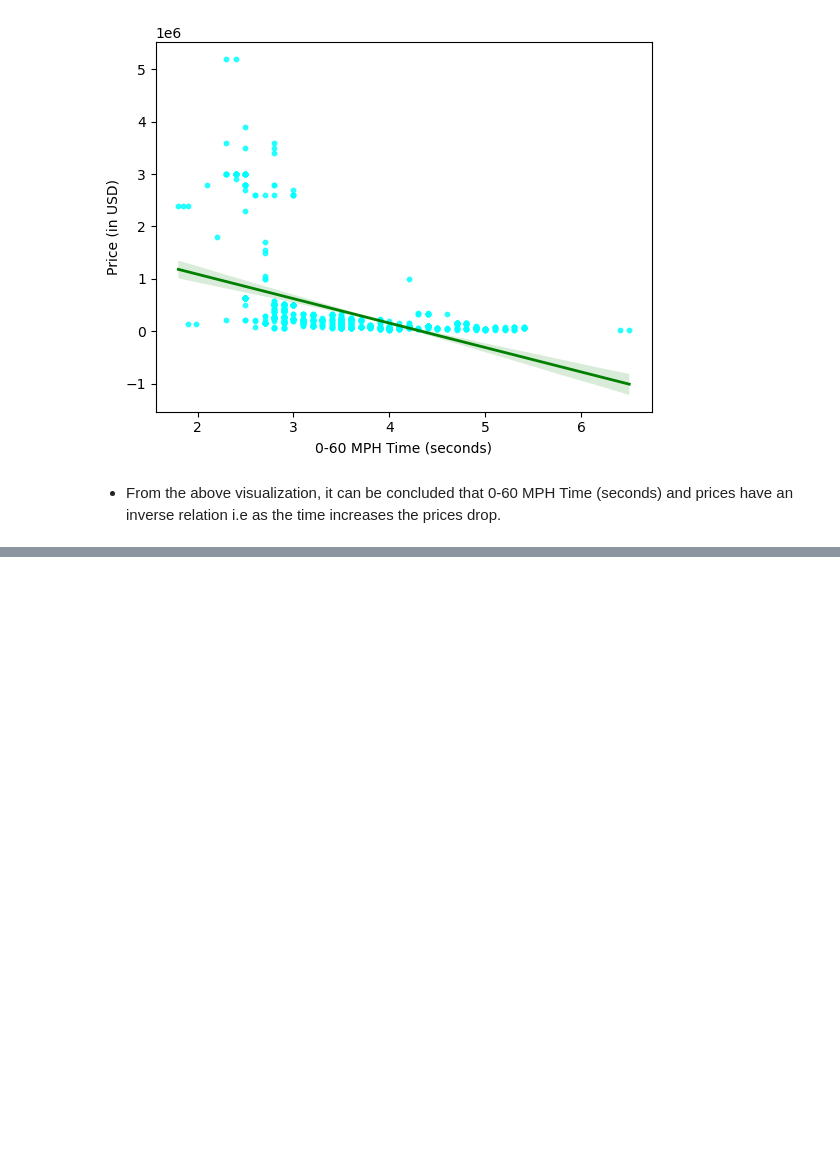
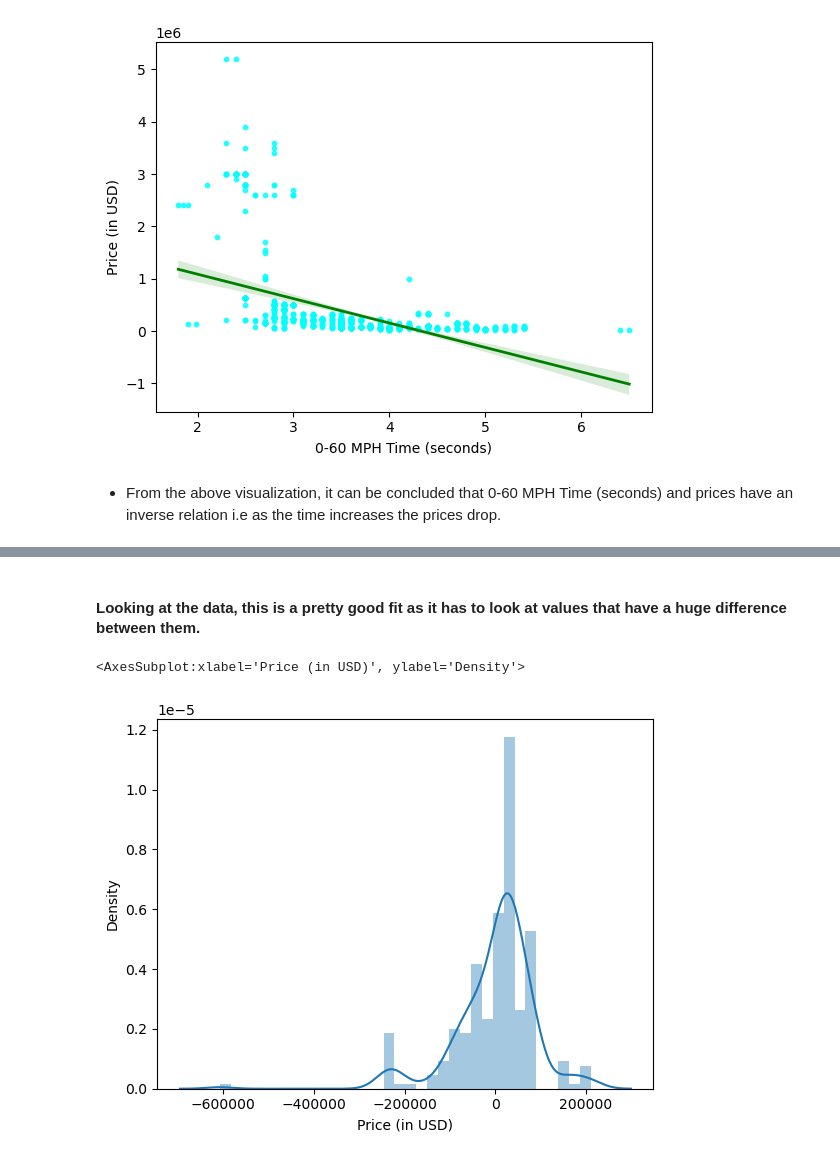
Before and after one commit to rajatmann/SportsCar-DataSet-Analysis-and-Price-Prediction, a Jupyter notebook: SportsCar EDA and Price Prediction.ipynb, the cells around one changed output, grey strips where cells are left out. Saved outputs shown, nothing was run; the diff lists cells and outputs as text; code cells hidden in the pictures; blank space fills up the shorter version.

```diff
--- a/SportsCar EDA and Price Prediction.ipynb
+++ b/SportsCar EDA and Price Prediction.ipynb
@@ -614,0 +676,4 @@ sns.regplot(data= sportscar, x = '0-60 MPH Time (seconds)', y = 'Price (in USD)'
+# %%
+X2_train_SS = scaler1.fit_transform(X2_train)
+# %%
+X2_test_SS = scaler1.transform(X2_test)
@@ -614,0 +788,8 @@ sns.regplot(data= sportscar, x = '0-60 MPH Time (seconds)', y = 'Price (in USD)'
+# %% [markdown]
+#### Looking at the data, this is a pretty good fit as it has to look at values that have a huge difference between them.
+# %%
+# 2nd Data
+sns.distplot(predictions2-y2_test)
+# %% [output]
+<AxesSubplot:xlabel='Price (in USD)', ylabel='Density'>
+[figure, added]
```
Also changed, not shown: parts of 53 cells of this notebook.
